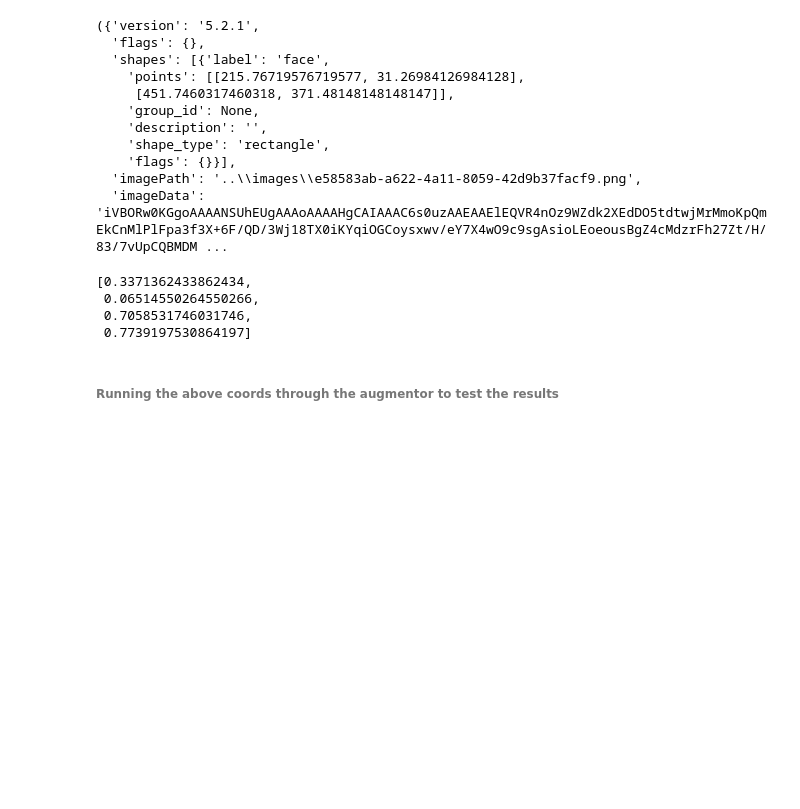
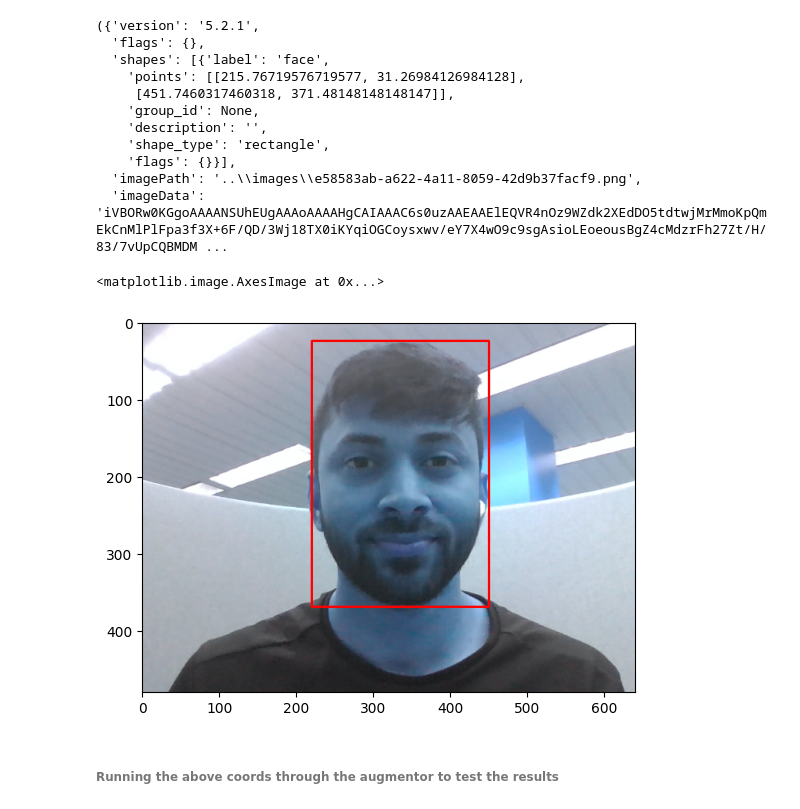
Before and after one commit to pramit910/Computer_Vision, a Jupyter notebook: Face Detection/Face Detection with Deep Learning.ipynb, the cells around one changed output. Drawn from its saved outputs; the diff is of its cells as text; code cells hidden in the pictures; blank space fills up the shorter version.

```diff
--- a/Face Detection/Face Detection with Deep Learning.ipynb
+++ b/Face Detection/Face Detection with Deep Learning.ipynb
@@ -230,7 +234,10 @@ augmentor = alb.Compose([alb.RandomCrop(width= 450, height= 450),
 # %%
-img = cv2.imread(os.path.join(os.getcwd(), 'data', "train", "images", "e58583ab-a622-4a11-8059-42d9b37facf9.png"))
+import cv2, os, json, matplotlib.pyplot as plt
 
-with open(os.path.join(os.getcwd(), 'data', "train", "labels", "e58583ab-a622-4a11-8059-42d9b37facf9.json"), 'r') as f:
+img = cv2.imread(os.path.join(os.getcwd(), 'data', "train", "images", "e68a6aff-32b1-4438-a22d-9662c4f90d0e.png"))
+# plt.imshow(img)
+
+with open(os.path.join(os.getcwd(), 'data', "train", "labels", "e68a6aff-32b1-4438-a22d-9662c4f90d0e.json"), 'r') as f:
     label = json.load(f)
 # %% [markdown]
 ###### Extracting Coordinates and Rescaling to Match Image resolution
@@ -259,3 +266,16 @@ label, coords
+# %%
+start_pt = (int(coords[0]), int(coords[1]))
+end_pt = (int(coords[2]), int(coords[3]))
+
+cv2.rectangle(img,
+              start_pt,
+              end_pt,
+              (255,0,0), 2)
+
+plt.imshow(img)
+# %% [output]
+<matplotlib.image.AxesImage at 0x...>
+[figure, added]
 # %%
 #original format is the pascal_voc format and the transformed one is the 'albumentation' format
 # -> refer albumentation documentation
@@ -263,11 +283,6 @@ label, coords
 resolution = [640, 480, 640, 480]
 coords = list(np.divide(coords, resolution))
 coords #results in a scaled 'albumentation' format
-# %% [output]
-[0.3371362433862434,
- 0.06514550264550266,
- 0.7058531746031746,
- 0.7739197530864197]
 # %% [markdown]
 ###### Running the above coords through the augmentor to test the results
 # %%
```
Also changed, not shown: parts of 1 cell of this notebook, 1 other file.
